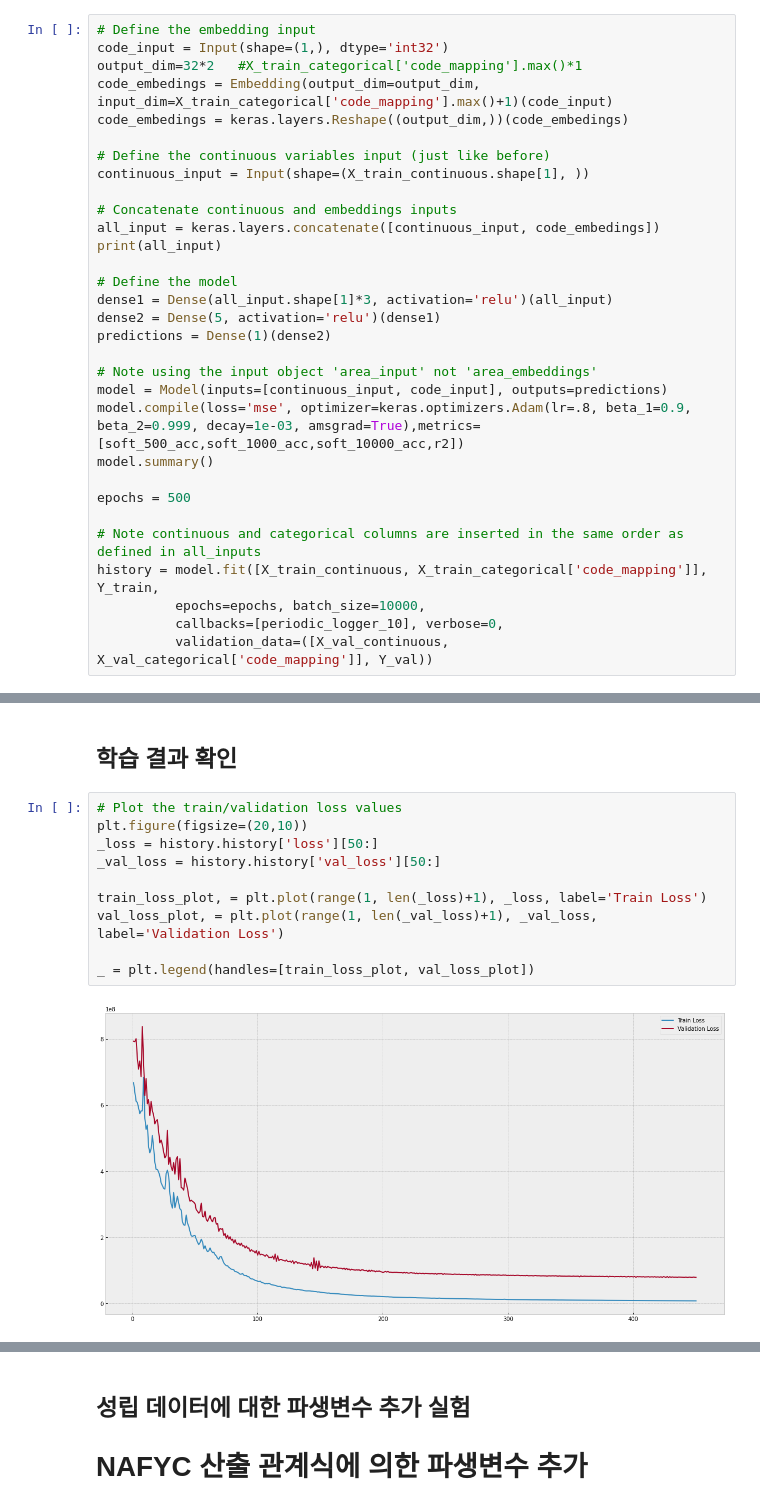
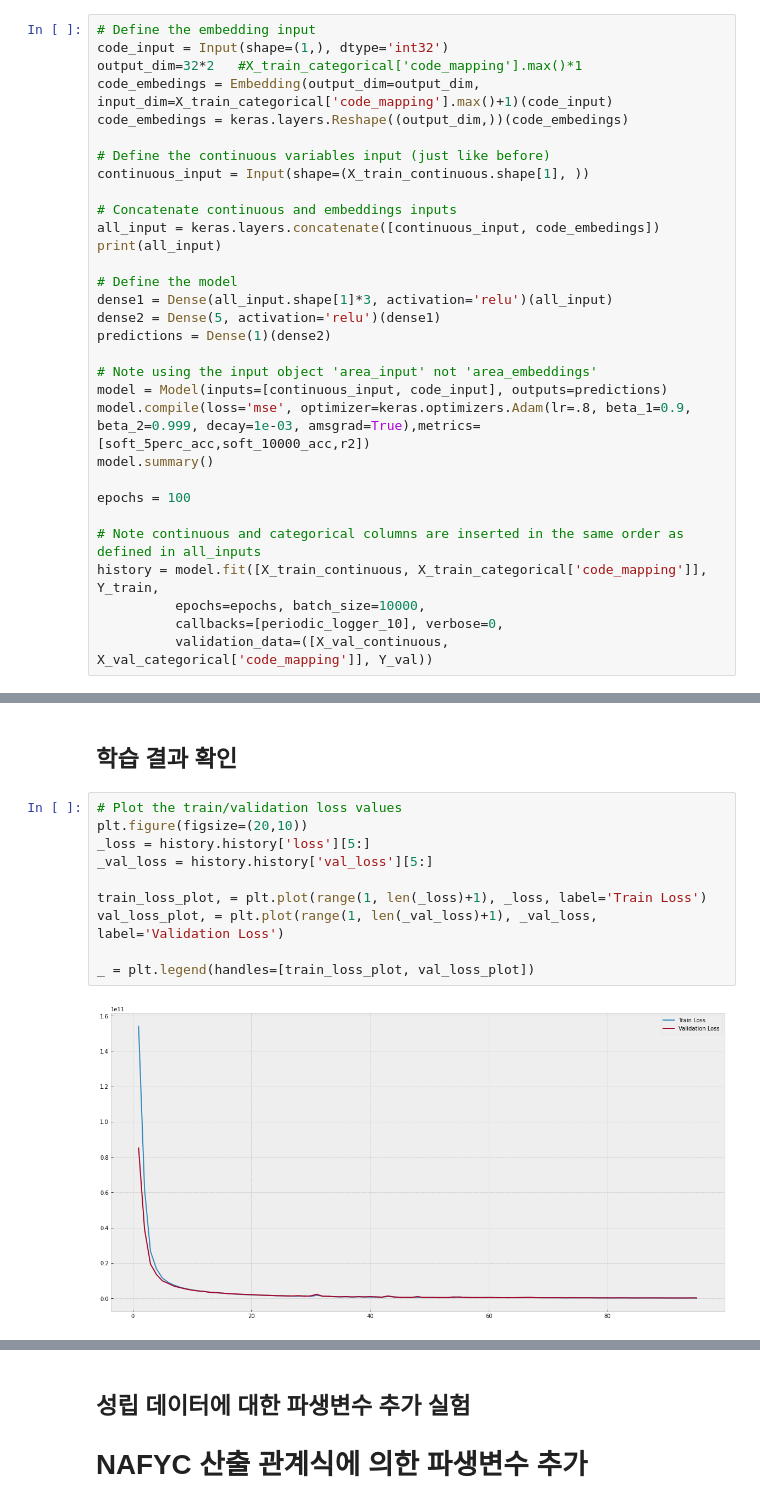
Before and after one commit to dolmani38/non-linear-regression, a Jupyter notebook: Regession_test_0809.ipynb, the cells around one changed output, grey strips where cells are left out. Cells and saved outputs as stored; diff of their text form.

```diff
--- a/Regession_test_0809.ipynb
+++ b/Regession_test_0809.ipynb
@@ -334,10 +330,10 @@ predictions = Dense(1)(dense2)
 
 # Note using the input object 'area_input' not 'area_embeddings'
 model = Model(inputs=[continuous_input, code_input], outputs=predictions)
-model.compile(loss='mse', optimizer=keras.optimizers.Adam(lr=.8, beta_1=0.9, beta_2=0.999, decay=1e-03, amsgrad=True),metrics=[soft_500_acc,soft_1000_acc,soft_10000_acc,r2])
+model.compile(loss='mse', optimizer=keras.optimizers.Adam(lr=.8, beta_1=0.9, beta_2=0.999, decay=1e-03, amsgrad=True),metrics=[soft_5perc_acc,soft_10000_acc,r2])
 model.summary()
 
-epochs = 500
+epochs = 100
 
 # Note continuous and categorical columns are inserted in the same order as defined in all_inputs
 history = model.fit([X_train_continuous, X_train_categorical['code_mapping']], Y_train,
@@ -367,15 +363,15 @@ Epoch: 500 - {'loss': 7689779.5, 'soft_500_acc': 0.21354155242443085, 'soft_1000
 # %%
 # Plot the train/validation loss values
 plt.figure(figsize=(20,10))
-_loss = history.history['loss'][50:]
-_val_loss = history.history['val_loss'][50:]
+_loss = history.history['loss'][5:]
+_val_loss = history.history['val_loss'][5:]
 
 train_loss_plot, = plt.plot(range(1, len(_loss)+1), _loss, label='Train Loss')
 val_loss_plot, = plt.plot(range(1, len(_val_loss)+1), _val_loss, label='Validation Loss')
 
 _ = plt.legend(handles=[train_loss_plot, val_loss_plot])
 # %% [output]
-[figure, old version]
+[figure, new version]
 # %%
 df = pd.DataFrame(Y_val,columns=['NAFYC'])
 
```
Also changed, not shown: parts of 17 cells of this notebook.
